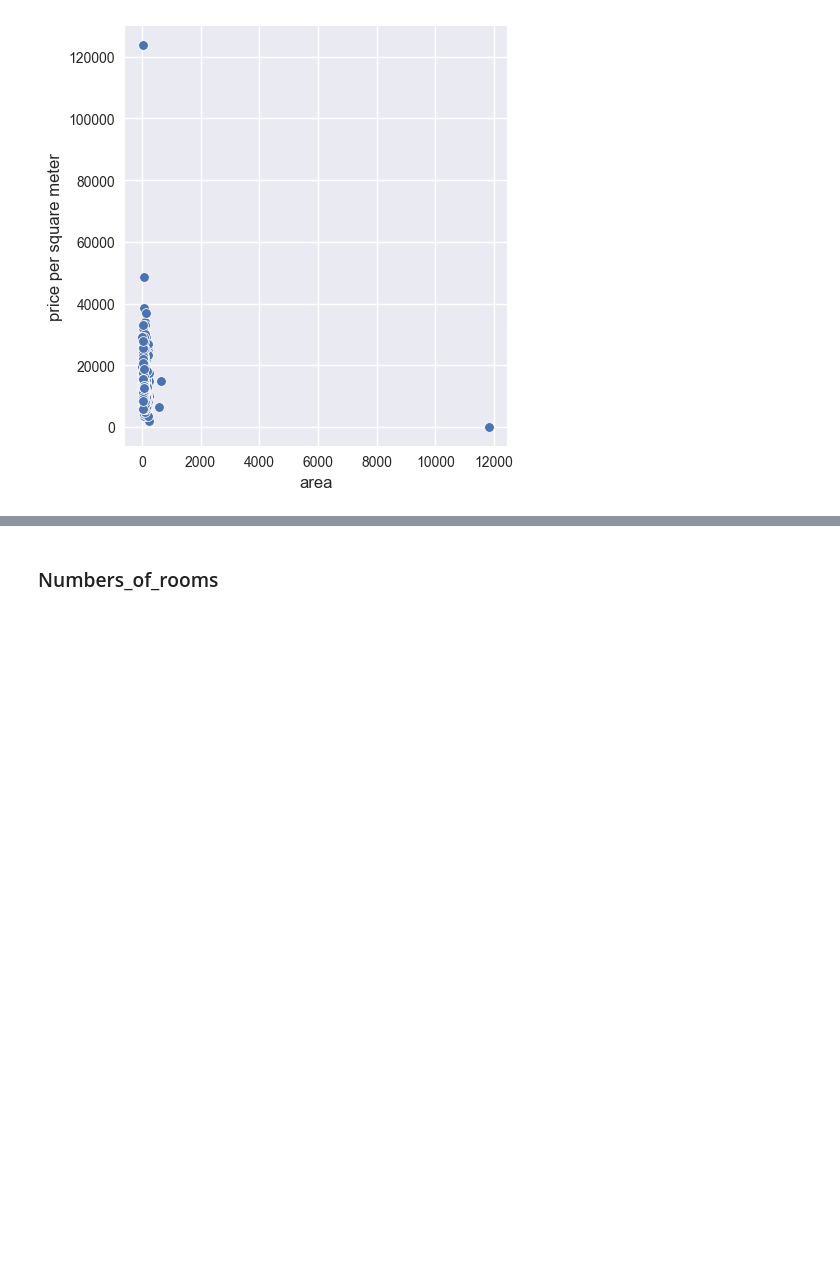
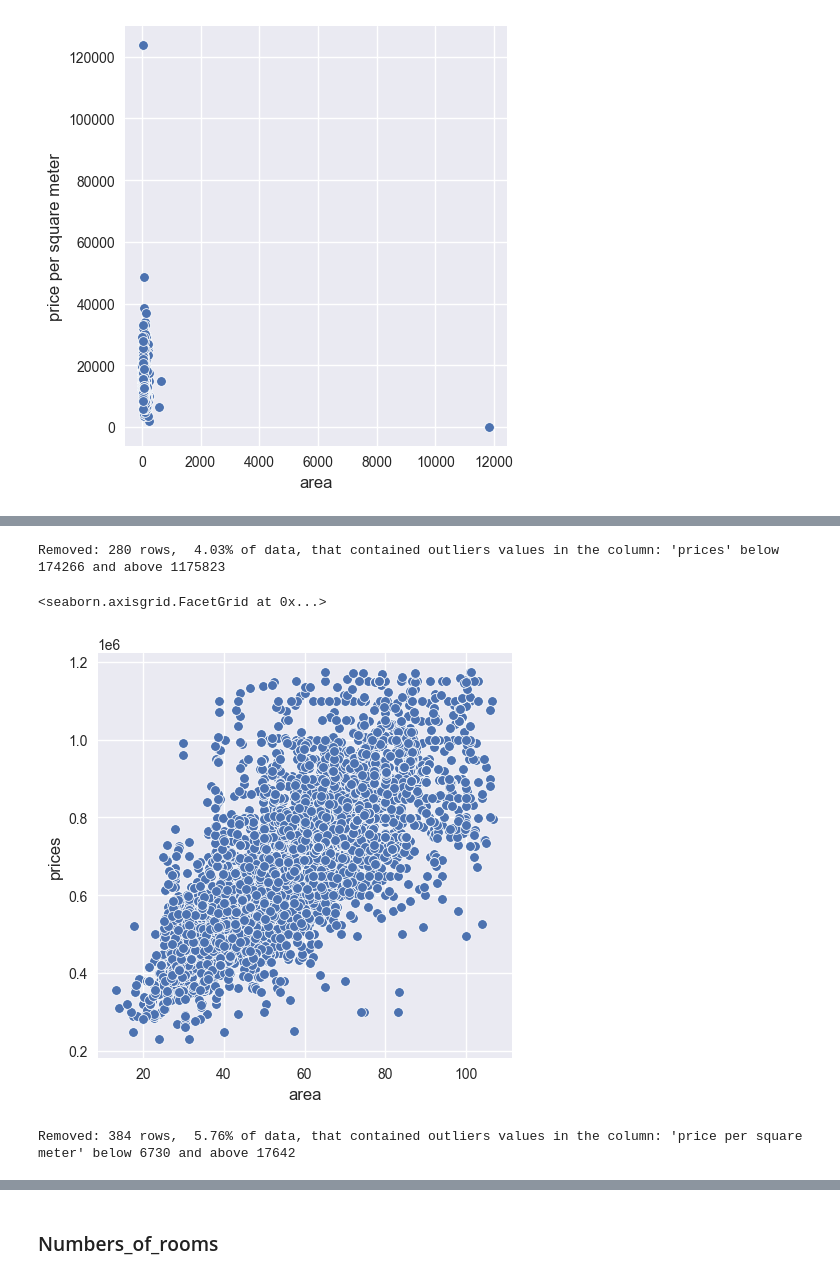
Before and after one commit to JakSulin/ML-Regression-project, a Jupyter notebook: ML-Regression-project/01 Data Cleaning.ipynb, the cells around one changed output, grey strips where cells are left out. Cells and saved outputs as stored; diff of their text form; code cells hidden in the pictures; blank space fills up the shorter version.

```diff
--- a/ML-Regression-project/01 Data Cleaning.ipynb
+++ b/ML-Regression-project/01 Data Cleaning.ipynb
@@ -326,0 +328,15 @@ def filter_IQR_rule(df_to_filter, column_name: str=None):
+# %%
+# Filtering outliers in 'prices' column
+df_filtered = filter_IQR_rule(df_filtered, column_name = "prices")
+# %% [output]
+Removed: 280 rows,  4.03% of data, that contained outliers values in the column: 'prices' below 174266 and above 1175823
+# %%
+sns.relplot(data=df_filtered, x="area", y="prices")
+# %% [output]
+<seaborn.axisgrid.FacetGrid at 0x...>
+[figure, added]
+# %%
+# Filter outliers in 'price per square meter' column
+df_filtered = filter_IQR_rule(df_filtered, column_name = "price per square meter")
+# %% [output]
+Removed: 384 rows,  5.76% of data, that contained outliers values in the column: 'price per square meter' below 6730 and above 17642
```
Also changed, not shown: parts of 145 cells of this notebook.
